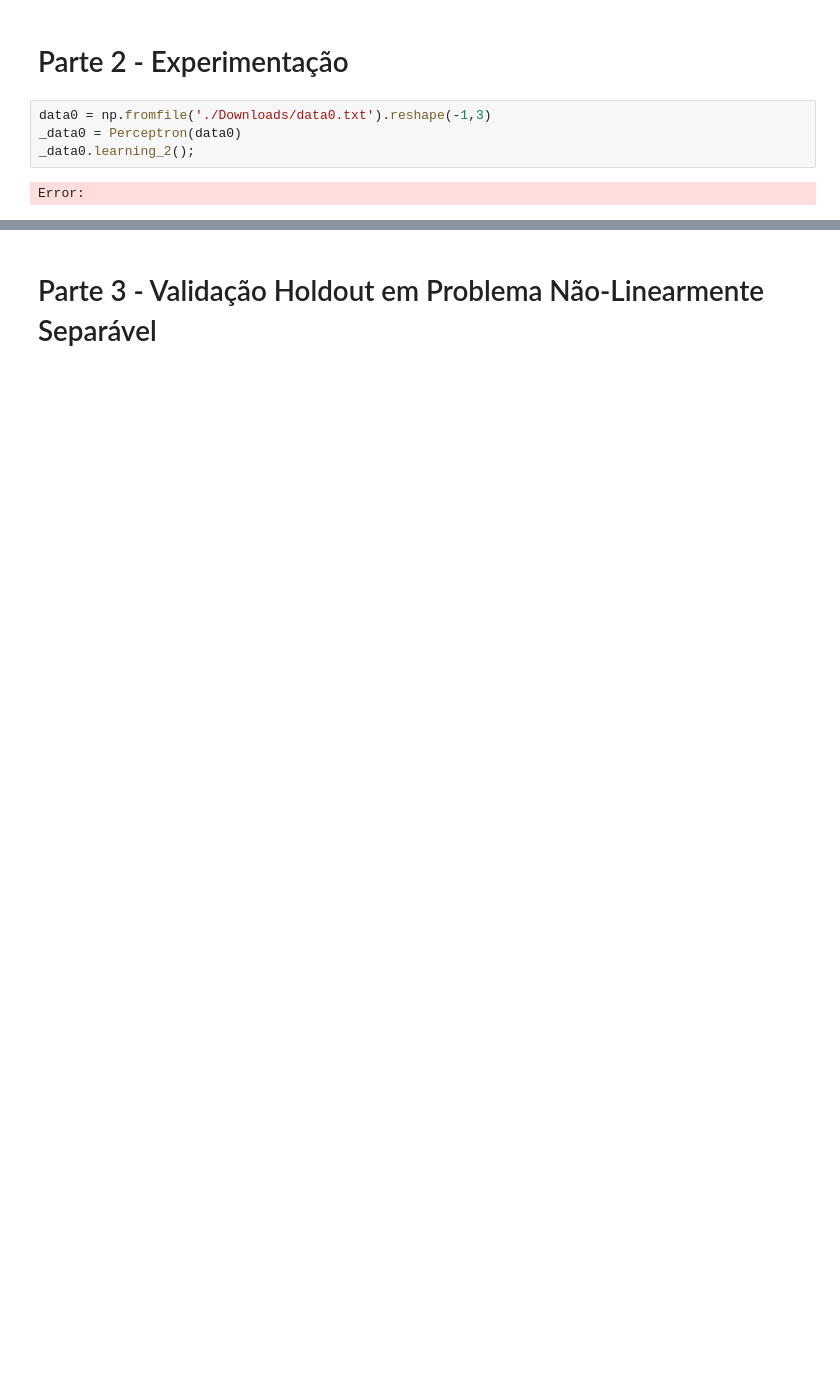
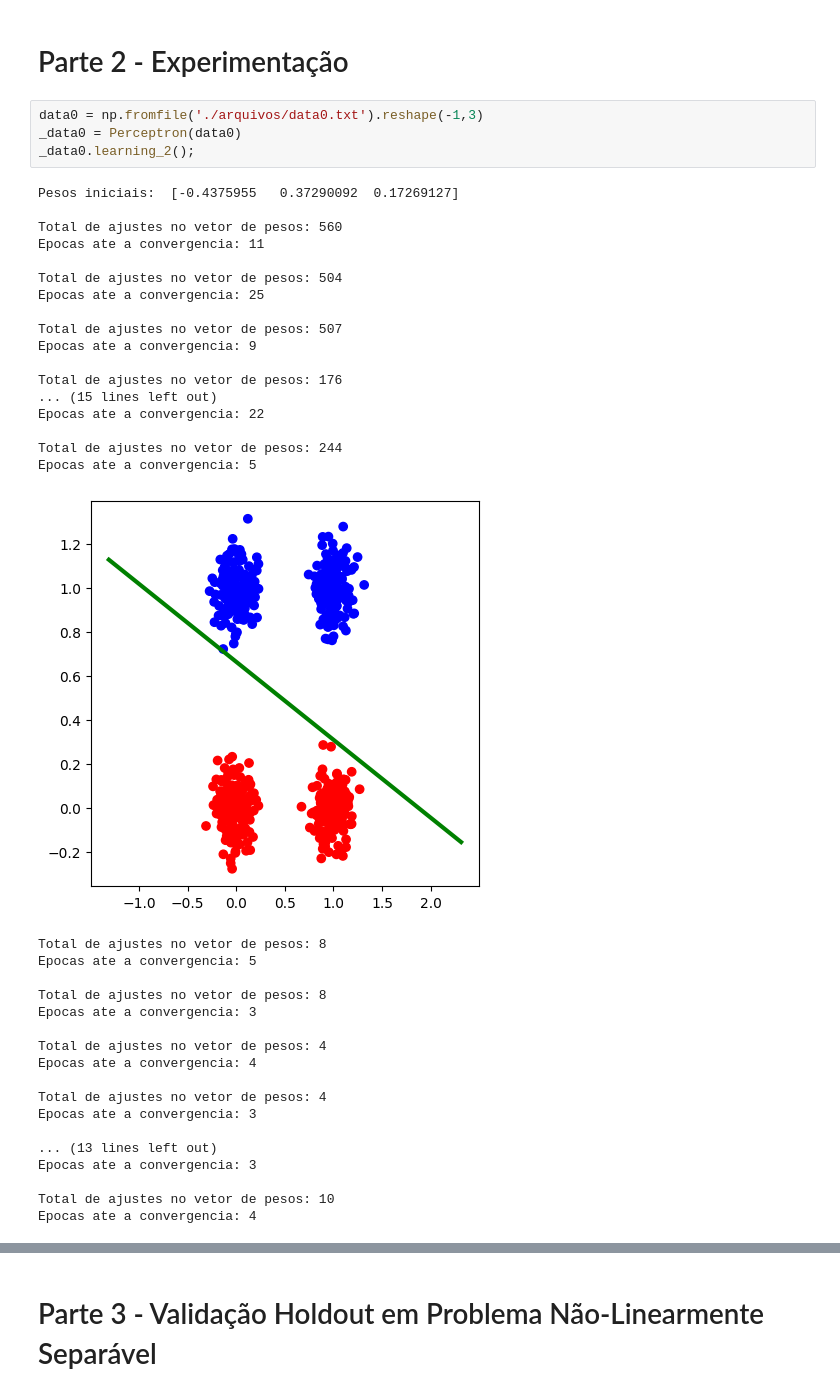
Before and after one commit to jfsbrandao/perceptron, a Jupyter notebook: perceptron_rna.ipynb, the cells around one changed output, grey strips where cells are left out. Drawn from its saved outputs; the diff is of its cells as text; blank space fills up the shorter version.

```diff
--- a/perceptron_rna.ipynb
+++ b/perceptron_rna.ipynb
@@ -186,8 +190,42 @@ FileNotFoundError: [Errno 2] No such file or directory: './Downloads/dataAll.txt
 # %% [markdown]
 # Parte 2 - Experimentação
 # %%
-data0 = np.fromfile('./Downloads/data0.txt').reshape(-1,3)
+data0 = np.fromfile('./arquivos/data0.txt').reshape(-1,3)
 _data0 = Perceptron(data0)
 _data0.learning_2();
 # %% [output]
-Error:
+Pesos iniciais:  [-0.4375955   0.37290092  0.17269127]
+
+Total de ajustes no vetor de pesos: 560
+Epocas ate a convergencia: 11
+
+Total de ajustes no vetor de pesos: 504
+Epocas ate a convergencia: 25
+
+Total de ajustes no vetor de pesos: 507
+Epocas ate a convergencia: 9
+
+Total de ajustes no vetor de pesos: 176
+... (15 lines left out)
+Epocas ate a convergencia: 22
+
+Total de ajustes no vetor de pesos: 244
+Epocas ate a convergencia: 5
+[figure, added]
+Total de ajustes no vetor de pesos: 8
+Epocas ate a convergencia: 5
+
+Total de ajustes no vetor de pesos: 8
+Epocas ate a convergencia: 3
+
+Total de ajustes no vetor de pesos: 4
+Epocas ate a convergencia: 4
+
+Total de ajustes no vetor de pesos: 4
+Epocas ate a convergencia: 3
+
+... (13 lines left out)
+Epocas ate a convergencia: 3
+
+Total de ajustes no vetor de pesos: 10
+Epocas ate a convergencia: 4
```
Also changed, not shown: parts of 7 cells of this notebook, 6 other files.
